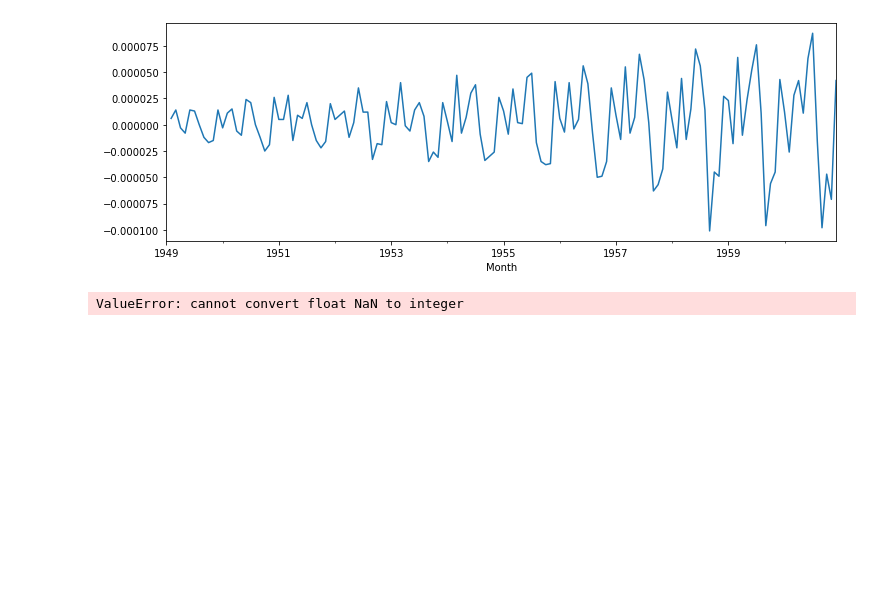
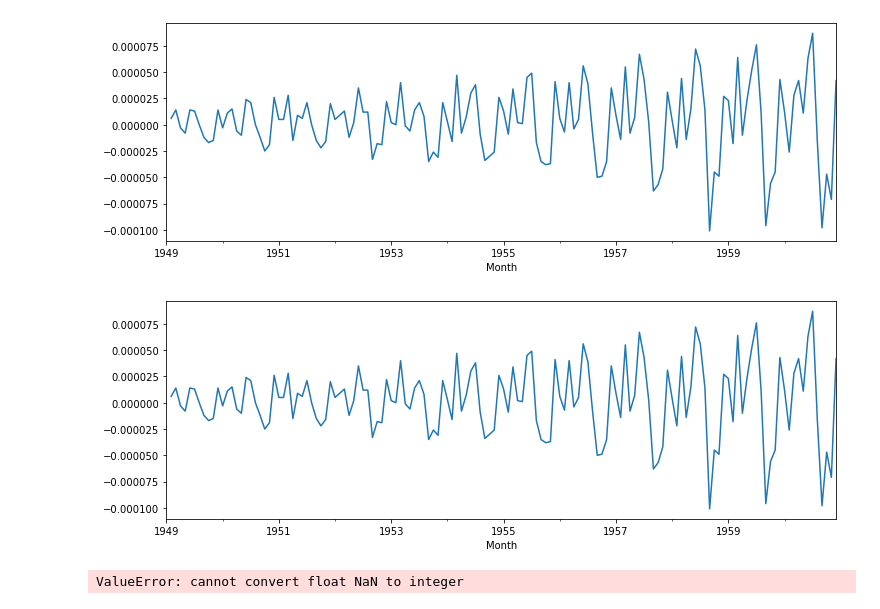
Before and after one commit to cabruck/DataScienceTimeSeriesCigarettes, a Jupyter notebook: Cowboy Cigarettes Case Study - Tier 3.ipynb, the cells around one changed output. Saved outputs shown, nothing was run; the diff lists cells and outputs as text; code cells hidden in the pictures; blank space fills up the shorter version.

```diff
--- a/Cowboy Cigarettes Case Study - Tier 3.ipynb
+++ b/Cowboy Cigarettes Case Study - Tier 3.ipynb
@@ -373,6 +393,13 @@ y_log_diff = y_log.diff()
 y_log_diff.plot(figsize = (12,4));
 # %% [output]
 [figure]
+# %%
+#CB interestingly, log followed by first difference is same as pandas .pct_change() transform:
+y.pct_change().plot(figsize = (12,4));
+
+#If undoing this change on predictions, probable have to add raw value to first index, then .cumprod()
+# %% [output]
+[figure, added]
 # %%
 # CB: I guess I should retest for stationarity ?
 kpss_stat,p_value,lags,crit = kpss(y_log_diff, regression='c', nlags='auto', store=False)
```
Also changed, not shown: parts of 12 cells of this notebook, 1 other file.
